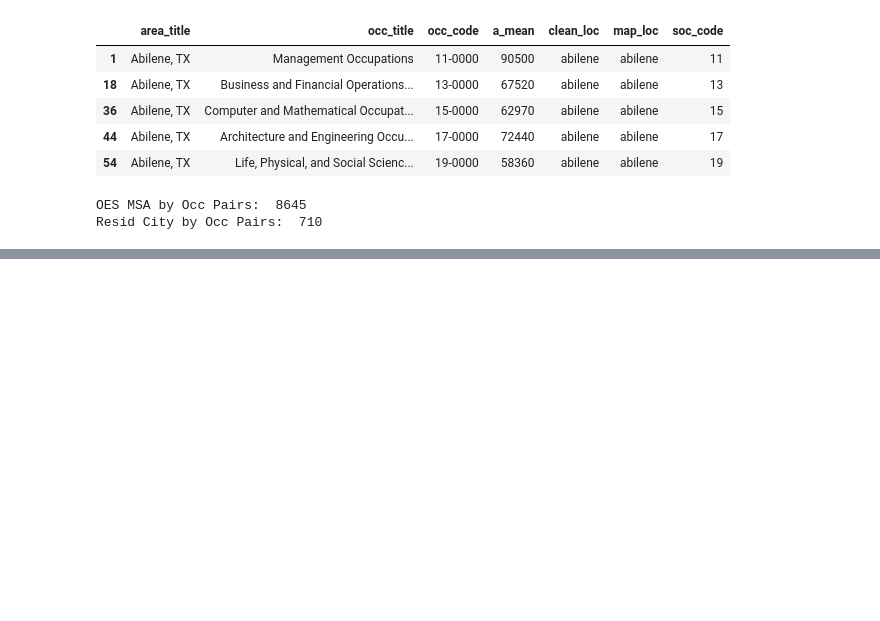
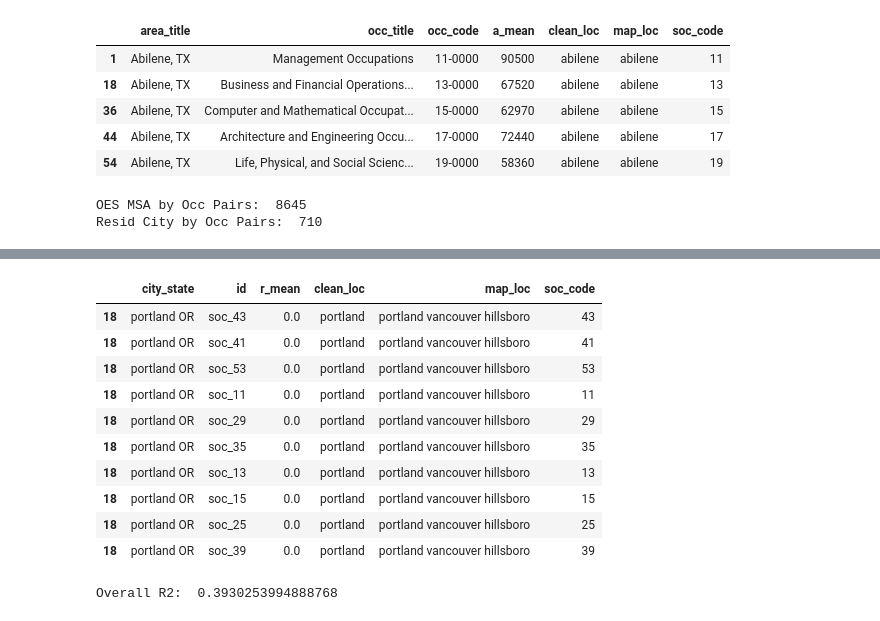
Before and after one commit to matthewbbone/wage-levels, a Jupyter notebook: test.ipynb, the cells around one changed output, grey strips where cells are left out. Cells and saved outputs as stored; diff of their text form; code cells hidden in the pictures; blank space fills up the shorter version.

```diff
--- a/test.ipynb
+++ b/test.ipynb
@@ -70,7 +85,28 @@ cmb_df = resid_df.merge(
+# %%
+resid_df[resid_df["city_state"].map(lambda x: "portland" in x.lower())]
+# %% [output]
+|  | city_state | id | r_mean | clean_loc | map_loc | soc_code |
+| 18 | portland OR | soc_43 | 0.0 | portland | portland vancouver hillsboro | 43 |
+| 18 | portland OR | soc_41 | 0.0 | portland | portland vancouver hillsboro | 41 |
+| 18 | portland OR | soc_53 | 0.0 | portland | portland vancouver hillsboro | 53 |
+| 18 | portland OR | soc_11 | 0.0 | portland | portland vancouver hillsboro | 11 |
+| 18 | portland OR | soc_29 | 0.0 | portland | portland vancouver hillsboro | 29 |
+| 18 | portland OR | soc_35 | 0.0 | portland | portland vancouver hillsboro | 35 |
+| 18 | portland OR | soc_13 | 0.0 | portland | portland vancouver hillsboro | 13 |
+| 18 | portland OR | soc_15 | 0.0 | portland | portland vancouver hillsboro | 15 |
+| 18 | portland OR | soc_25 | 0.0 | portland | portland vancouver hillsboro | 25 |
+| 18 | portland OR | soc_39 | 0.0 | portland | portland vancouver hillsboro | 39 |
 # %%
-cmb_df2 = cmb_df.groupby(["map_loc", "soc_code", "occ_title"]).agg({"loc_mean_salary": "mean", "a_mean": "mean"}).reset_index()
+cmb_df2 = cmb_df.groupby(["map_loc", "soc_code", "occ_title"]).agg({"r_mean": "mean", "a_mean": "mean"}).reset_index()
 cmb_df2["occ_title"] = cmb_df2["occ_title"].map(lambda x: " ".join(x.split(" ")[:-1]))
-cmb_df2.rename(columns={"loc_mean_salary": "residuals", "a_mean": "oes_est"}, inplace=True)
+cmb_df2.rename(columns={"r_mean": "residuals", "a_mean": "oes_est"}, inplace=True)
+cmb_df2["residuals"] = cmb_df2["residuals"].astype(float)
+cmb_df2["oes_est"] = cmb_df2["oes_est"].astype(float)
+
+for occ in cmb_df2["occ_title"].unique():
+    # remove the value for portland from the oes_est
+    portland_val = cmb_df2[(cmb_df2["occ_title"] == occ) & (cmb_df2["map_loc"].str.contains("portland"))]["oes_est"].values[0]
+    cmb_df2.loc[cmb_df2["occ_title"] == occ, "oes_est"] = cmb_df2[cmb_df2["occ_title"] == occ]["oes_est"].map(lambda x: x - portland_val)
 
 # plot plotly scatter plot of residuals vs OES estimates colored by discrete occ_title with labeled legend, log both axes
 fig = go.Figure()
@@ -91,36 +127,36 @@ fig.update_layout(
     legend_title_text="Occupation",
     width=800,
     height=600,
-    # set xaxis and yaxis range
-    xaxis_range=[15_000, 150_000],
-    yaxis_range=[15_000, 150_000],
+    xaxis_range=[-40_000, 60_000],
+    yaxis_range=[-40_000, 60_000]
 )
 fig.update_traces(marker=dict(line=dict(width=1, color='DarkSlateGrey')))
 
-# equality line when residuals = OES estimates
-x = np.linspace(15_000, 150_000, 100)
-y = x
+# create overall r2
+r2 = r2_score(cmb_df2["oes_est"], cmb_df2["residuals"])
+print("Overall R2: ", r2)
+fig.add_annotation(
+    xref="paper", yref="paper",
+    x=0.1, y=0.95,
+    text=f"Overall R2: {r2:.2f}",
+    showarrow=False,
+    font=dict(size=16)
+)
+
+# create diagonal line of equality
+x_vals = np.linspace(-40_000, 60_000, 100)
+y_vals = x_vals
 fig.add_trace(
     go.Scatter(
-        x=x,
-        y=y,
+        x=x_vals,
+        y=y_vals,
         mode="lines",
-        name="Equality Line",
+        name="Line of Equality",
         line=dict(color="red", width=2),
     )
 )
-# add r2
 
-r2 = r2_score(cmb_df2["oes_est"], cmb_df2["residuals"])
-fig.add_annotation(
-    x=0.5,
-    y=0.9,
-    xref="paper",
-    yref="paper",
-    text=f"R² = {r2:.2f}",
-    showarrow=False,
-    font=dict(size=16),
-)
 
-# add text to the points with the occ_title
 fig.show()
+# %% [output]
+Overall R2:  0.3930253994888768
```
Also changed, not shown: parts of 3 cells of this notebook.
